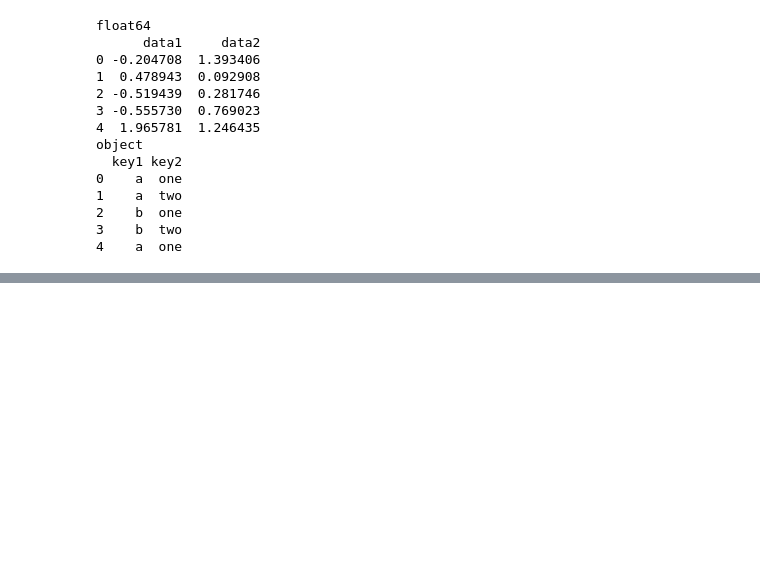
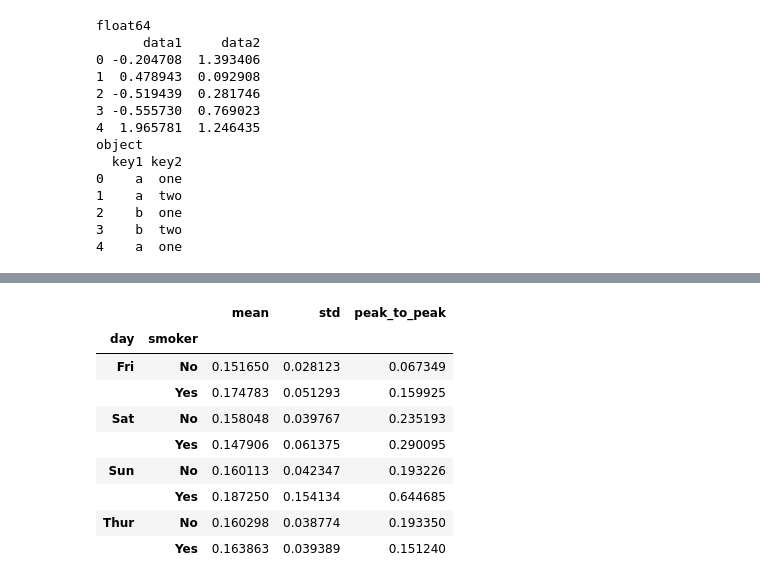
Before and after one commit to AIFFEL-GN-2nd/CatchingDudeoji, a Jupyter notebook: ch10/10.1 GroupBy 메카닉-10.2 데이터 집계.ipynb, the cells around one changed output, grey strips where cells are left out. Cells and saved outputs as stored; diff of their text form; code cells hidden in the pictures; blank space fills up the shorter version.

```diff
--- a/ch10/10.1 GroupBy 메카닉-10.2 데이터 집계.ipynb
+++ b/ch10/10.1 GroupBy 메카닉-10.2 데이터 집계.ipynb
@@ -247,0 +492,4 @@ object
+# %%
+def peak_to_peak(arr):
+    return arr.max() - arr.min()
+grouped.agg(peak_to_peak)
@@ -247,0 +536,3 @@ object
+# %%
+grouped_pct = grouped['tip_pct']
+grouped_pct.agg('mean')
@@ -247,0 +550,13 @@ object
+# %%
+grouped_pct.agg(['mean', 'std', peak_to_peak])
+# %% [output]
+|  |  | mean | std | peak_to_peak |
+| day | smoker |  |  |  |
+| Fri | No | 0.151650 | 0.028123 | 0.067349 |
+|  | Yes | 0.174783 | 0.051293 | 0.159925 |
+| Sat | No | 0.158048 | 0.039767 | 0.235193 |
+|  | Yes | 0.147906 | 0.061375 | 0.290095 |
+| Sun | No | 0.160113 | 0.042347 | 0.193226 |
+|  | Yes | 0.187250 | 0.154134 | 0.644685 |
+| Thur | No | 0.160298 | 0.038774 | 0.193350 |
+|  | Yes | 0.163863 | 0.039389 | 0.151240 |
```
Also changed, not shown: parts of 58 cells of this notebook, 1 other file.
